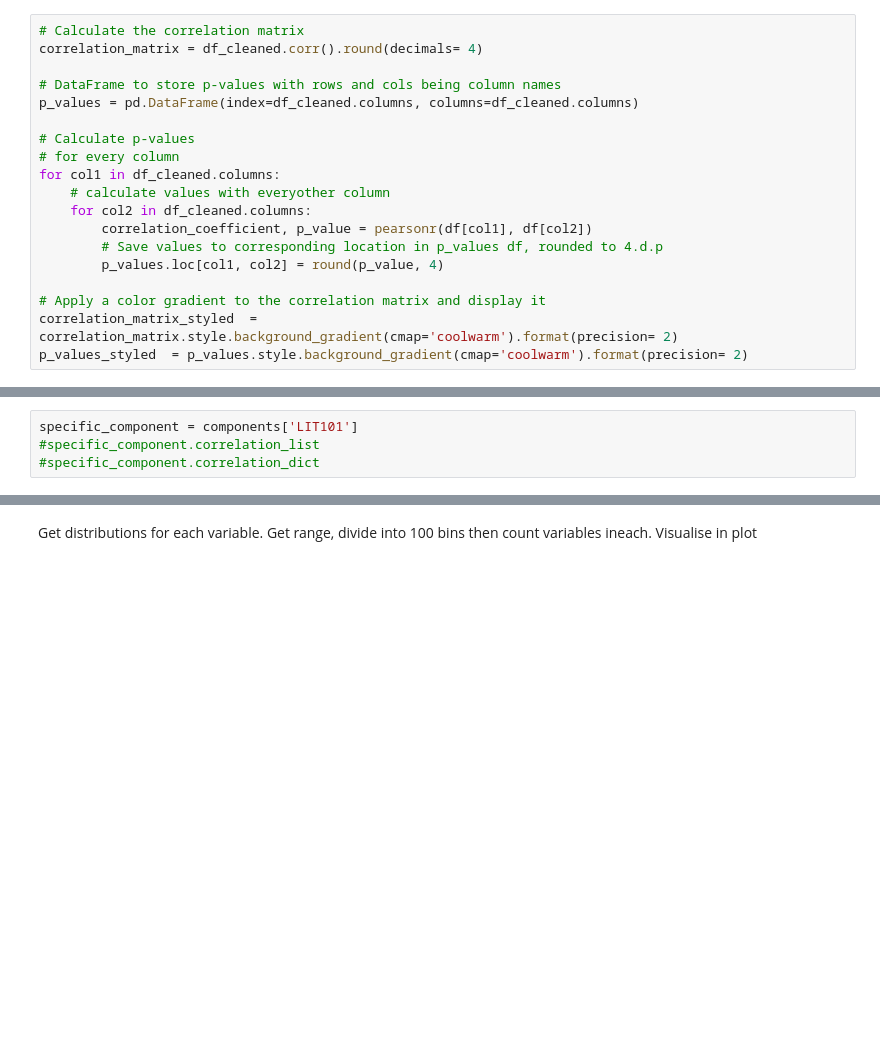
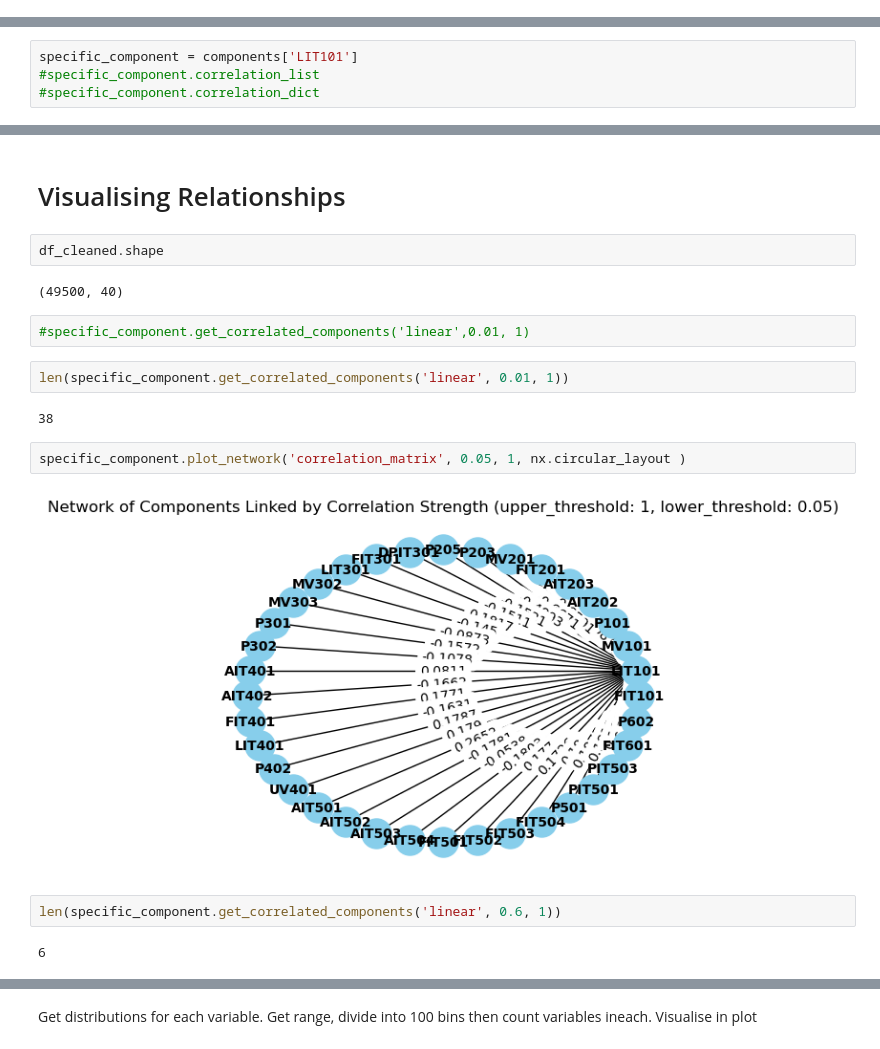
Before and after one commit to lozferatu/MSc-Project, a Jupyter notebook: Wrangling Code/first_exploration.ipynb, the cells around one changed output, grey strips where cells are left out. Saved outputs shown, nothing was run; the diff lists cells and outputs as text; blank space fills up the shorter version.

Commit message:
Working component non linear corr

```diff
--- a/Wrangling Code/first_exploration.ipynb
+++ b/Wrangling Code/first_exploration.ipynb
@@ -82,25 +97,6 @@ Index(['FIT101', 'LIT101', 'MV101', 'P101', 'AIT201', 'AIT202', 'AIT203',
 Styler might be worth it for formatting tables
 # %%
 #help(Styler)
-# %%
-# Calculate the correlation matrix
-correlation_matrix = df_cleaned.corr().round(decimals= 4)
-
-# DataFrame to store p-values with rows and cols being column names
-p_values = pd.DataFrame(index=df_cleaned.columns, columns=df_cleaned.columns)
-
-# Calculate p-values
-# for every column
-for col1 in df_cleaned.columns:
-    # calculate values with everyother column
-    for col2 in df_cleaned.columns:
-        correlation_coefficient, p_value = pearsonr(df[col1], df[col2])
-        # Save values to corresponding location in p_values df, rounded to 4.d.p
-        p_values.loc[col1, col2] = round(p_value, 4)
-
-# Apply a color gradient to the correlation matrix and display it
-correlation_matrix_styled  = correlation_matrix.style.background_gradient(cmap='coolwarm').format(precision= 2)
-p_values_styled  = p_values.style.background_gradient(cmap='coolwarm').format(precision= 2)
 # %%
 # Display correlation matrix and p-values
 #print("Correlation Matrix:")
@@ -210,0 +365,20 @@ specific_component.get_correlated_components(0.2,1)
+# %% [markdown]
+# Visualising Relationships
+# %%
+df_cleaned.shape
+# %% [output]
+(49500, 40)
+# %%
+#specific_component.get_correlated_components('linear',0.01, 1)
+# %%
+len(specific_component.get_correlated_components('linear', 0.01, 1))
+# %% [output]
+38
+# %%
+specific_component.plot_network('correlation_matrix', 0.05, 1, nx.circular_layout )
+# %% [output]
+[figure, added]
+# %%
+len(specific_component.get_correlated_components('linear', 0.6, 1))
+# %% [output]
+6
```
Also changed, not shown: parts of 34 cells of this notebook.
